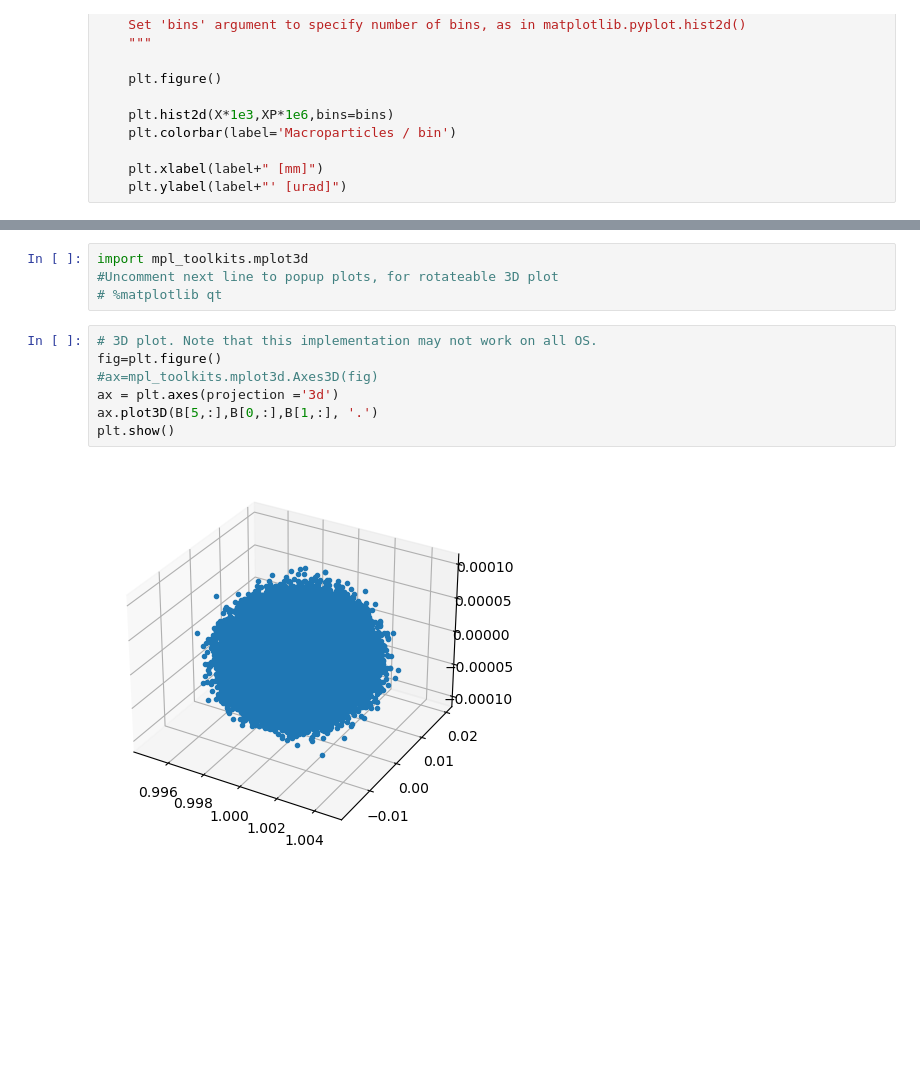
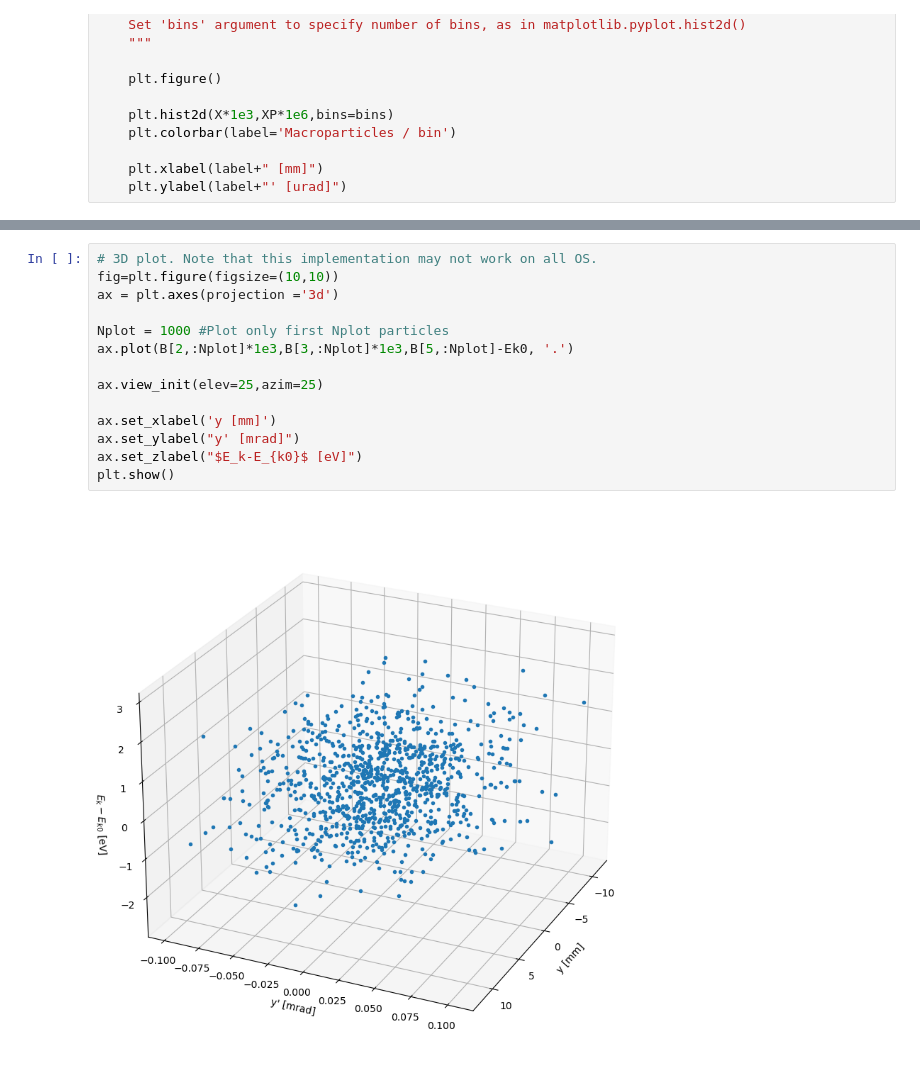
Before and after one commit to AcceleratorPhysicsUiO/FYS4565-codelibrary, a Jupyter notebook: Example - BeamGeneratorLibrary.ipynb, the cells around one changed output, grey strips where cells are left out. Drawn from its saved outputs; the diff is of its cells as text; blank space fills up the shorter version.

```diff
--- a/Example - BeamGeneratorLibrary.ipynb
+++ b/Example - BeamGeneratorLibrary.ipynb
@@ -344,13 +412,16 @@ plt.show()
-# %%
-import mpl_toolkits.mplot3d
-#Uncomment next line to popup plots, for rotateable 3D plot
-# %matplotlib qt
 # %%
 # 3D plot. Note that this implementation may not work on all OS.
-fig=plt.figure()
-#ax=mpl_toolkits.mplot3d.Axes3D(fig)
+fig=plt.figure(figsize=(10,10))
 ax = plt.axes(projection ='3d')
-ax.plot3D(B[5,:],B[0,:],B[1,:], '.')
+
+Nplot = 1000 #Plot only first Nplot particles
+ax.plot(B[2,:Nplot]*1e3,B[3,:Nplot]*1e3,B[5,:Nplot]-Ek0, '.')
+
+ax.view_init(elev=25,azim=25)
+
+ax.set_xlabel('y [mm]')
+ax.set_ylabel("y' [mrad]")
+ax.set_zlabel("$E_k-E_{k0}$ [eV]")
 plt.show()
 # %% [output]
-[figure, old version]
+[figure, new version]
```
Also changed, not shown: parts of 15 cells of this notebook, 1 other file.
